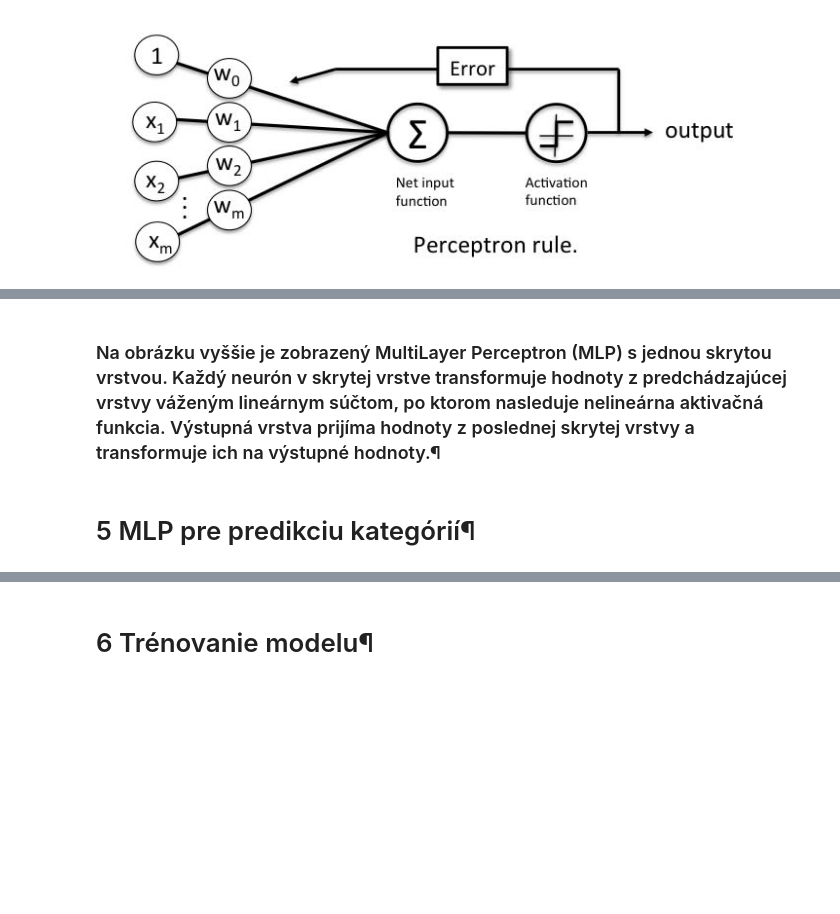
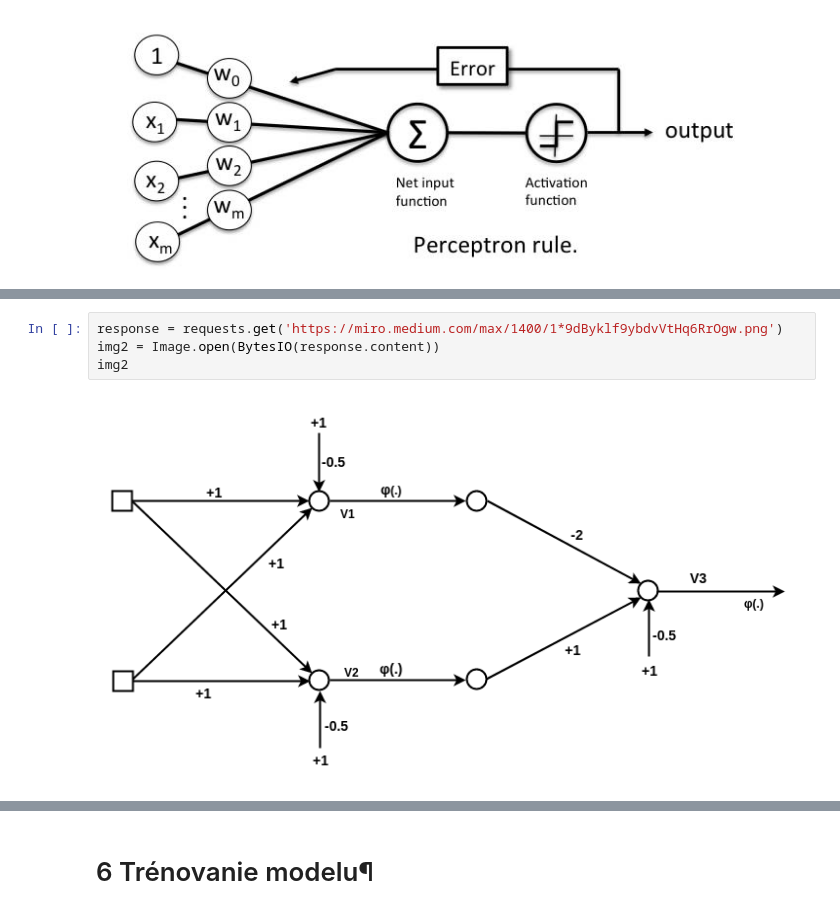
Before and after one commit to georgeob/Tacik_NS2020, a Jupyter notebook: Tacik_projekt.ipynb, the cells around one changed output, grey strips where cells are left out. Saved outputs shown, nothing was run; the diff lists cells and outputs as text; blank space fills up the shorter version.

```diff
--- a/Tacik_projekt.ipynb
+++ b/Tacik_projekt.ipynb
@@ -213,7 +211,9 @@ img = Image.open(BytesIO(response.content))
 img
 # %% [output]
 [figure]
-# %% [markdown]
-###  Na obrázku vyššie je zobrazený MultiLayer Perceptron (MLP) s jednou skrytou vrstvou. Každý neurón v skrytej vrstve transformuje hodnoty z predchádzajúcej vrstvy váženým lineárnym súčtom, po ktorom nasleduje nelineárna aktivačná funkcia. Výstupná vrstva prijíma hodnoty z poslednej skrytej vrstvy a transformuje ich na výstupné hodnoty.¶
-# %% [markdown]
-# 5 MLP pre predikciu kategórií¶
+# %%
+response = requests.get('https://miro.medium.com/max/1400/1*9dByklf9ybdvVtHq6RrOgw.png')
+img2 = Image.open(BytesIO(response.content))
+img2
+# %% [output]
+[figure, added]
```
Also changed, not shown: parts of 16 cells of this notebook.
